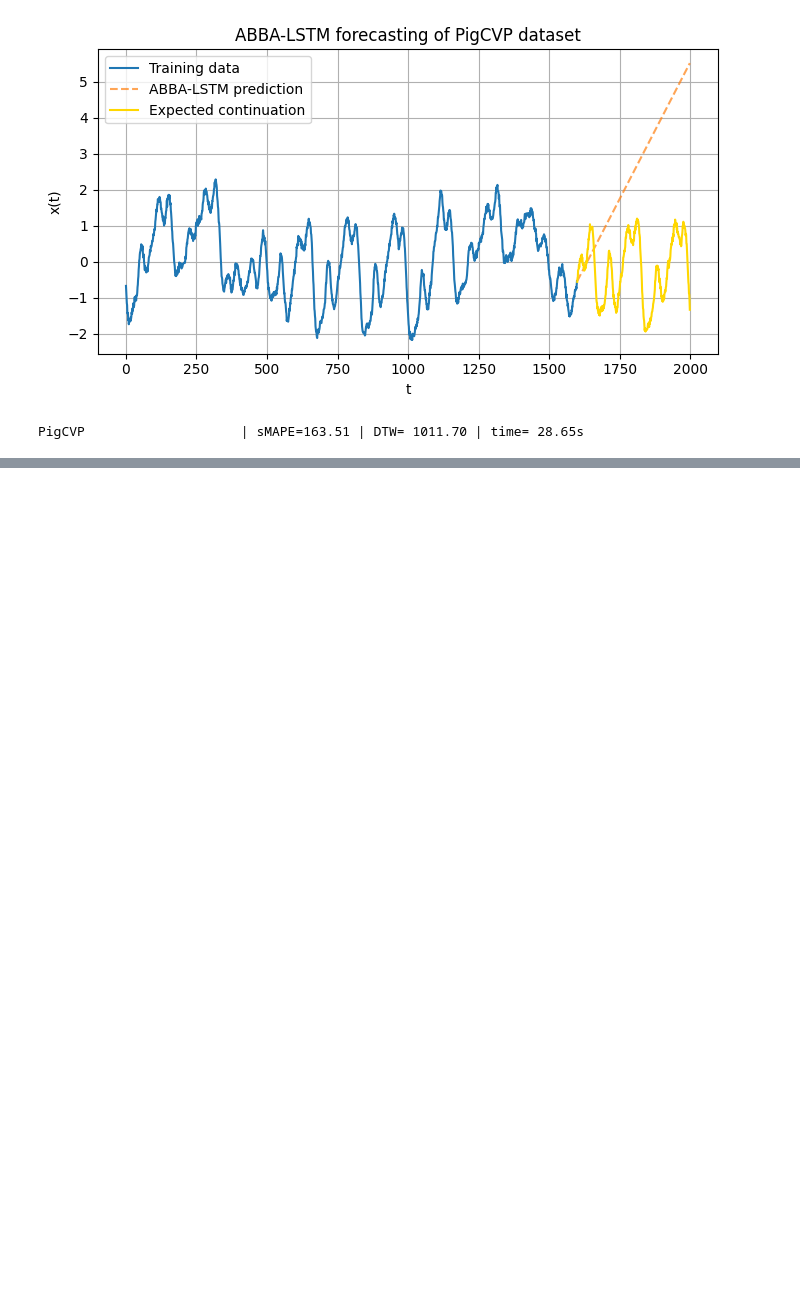
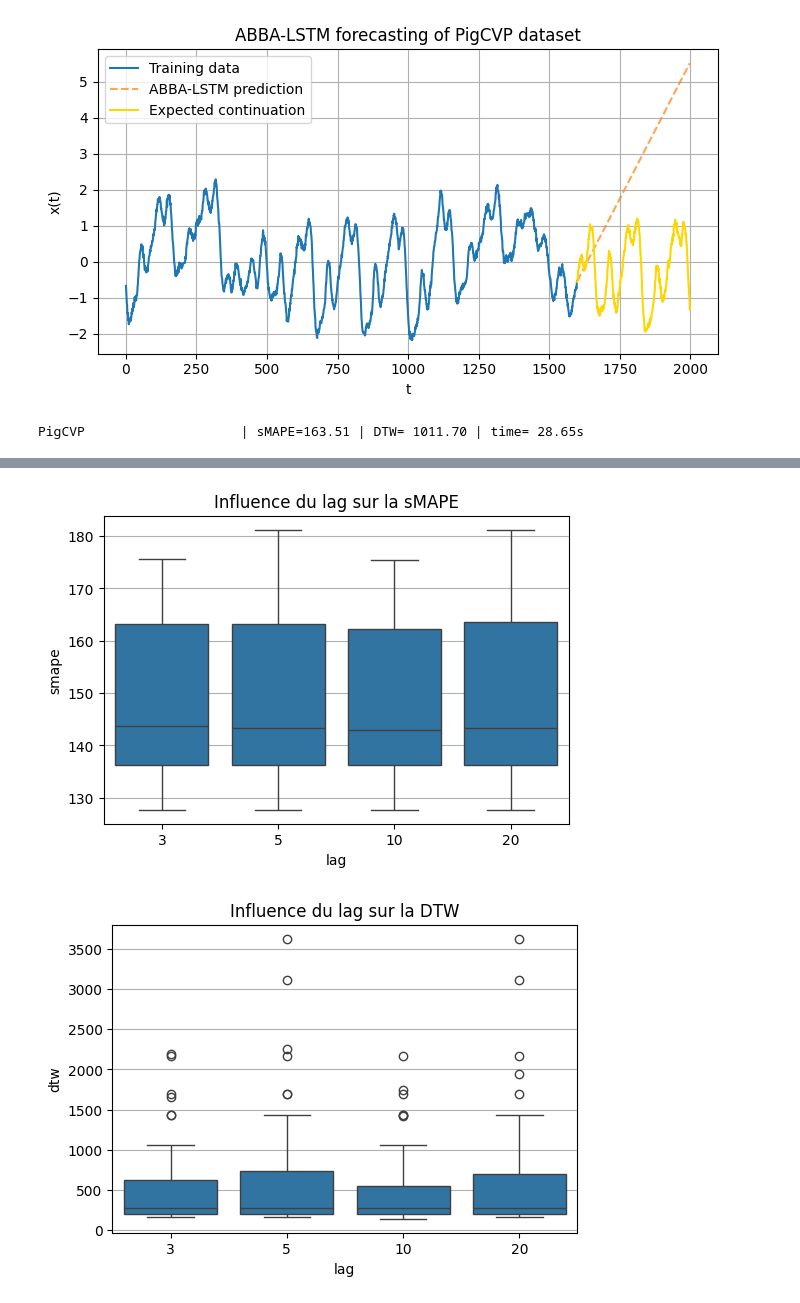
Before and after one commit to VSmague/ABBA_LSTM, a Jupyter notebook: notebook.ipynb, the cells around one changed output, grey strips where cells are left out. Drawn from its saved outputs; the diff is of its cells as text; code cells hidden in the pictures; blank space fills up the shorter version.

Commit message:
grid search

```diff
--- a/notebook.ipynb
+++ b/notebook.ipynb
@@ -1113,0 +1253,20 @@ PigCVP                    | sMAPE=163.51 | DTW= 1011.70 | time= 28.65s
+# %%
+# Change if you want to use the results of previous parameter searchs
+df = pd.DataFrame(results)
+# df.to_csv('abba_lstm_results.csv', index=False, sep= ';')
+# df = pd.read_csv('abba_lstm_results.csv', sep= ';')
+# %%
+plt.figure(figsize=(6,4))
+sns.boxplot(data=df, x="lag", y="smape")
+plt.title("Influence du lag sur la sMAPE")
+plt.grid(True, axis="y")
+plt.show()
+
+plt.figure(figsize=(6,4))
+sns.boxplot(data=df, x="lag", y="dtw")
+plt.title("Influence du lag sur la DTW")
+plt.grid(True, axis="y")
+plt.show()
+# %% [output]
+[figure, added]
+[figure, added]
```
Also changed, not shown: parts of 14 cells of this notebook, 2 other files.
